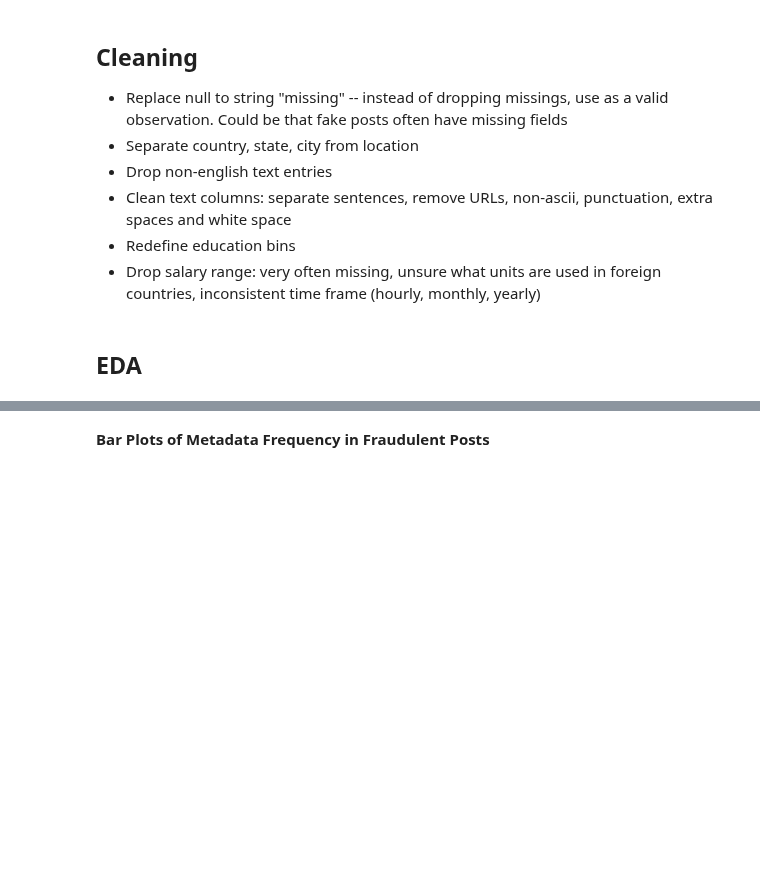
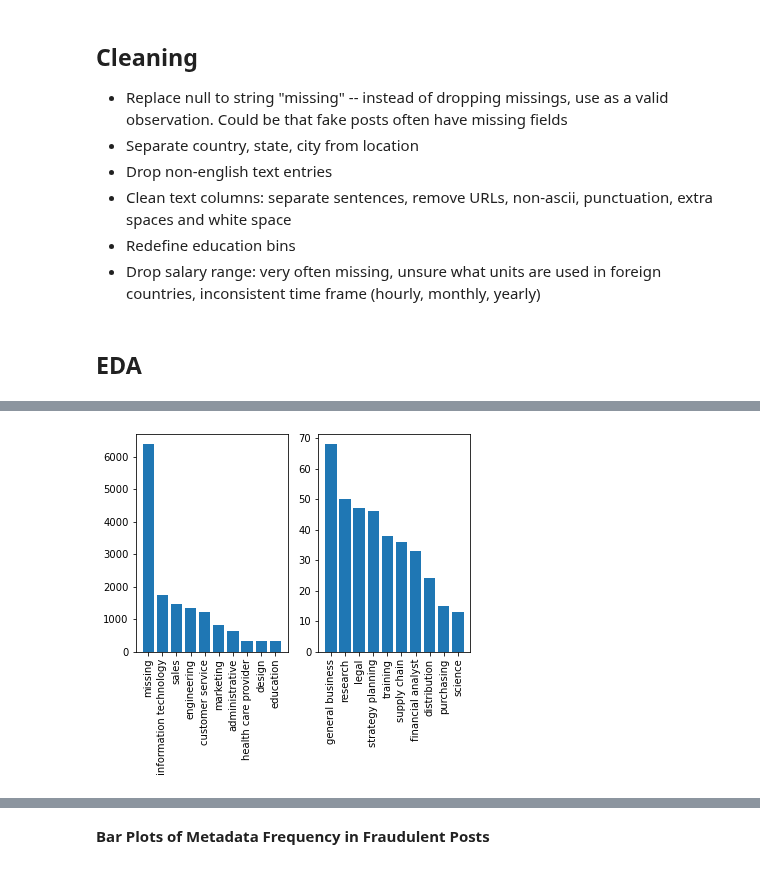
Before and after one commit to anuragkumar/fake-job-posting-prediction, a Jupyter notebook: fake_job_postings.ipynb, the cells around one changed output, grey strips where cells are left out. Drawn from its saved outputs; the diff is of its cells as text; code cells hidden in the pictures; blank space fills up the shorter version.

```diff
--- a/fake_job_postings.ipynb
+++ b/fake_job_postings.ipynb
@@ -91,0 +122,4 @@ df.fraudulent = pd.to_numeric(df.fraudulent)
+# %%
+hist_plt('function', tail = True)
+# %% [output]
+[figure, added]
```
Also changed, not shown: parts of 30 cells of this notebook.
